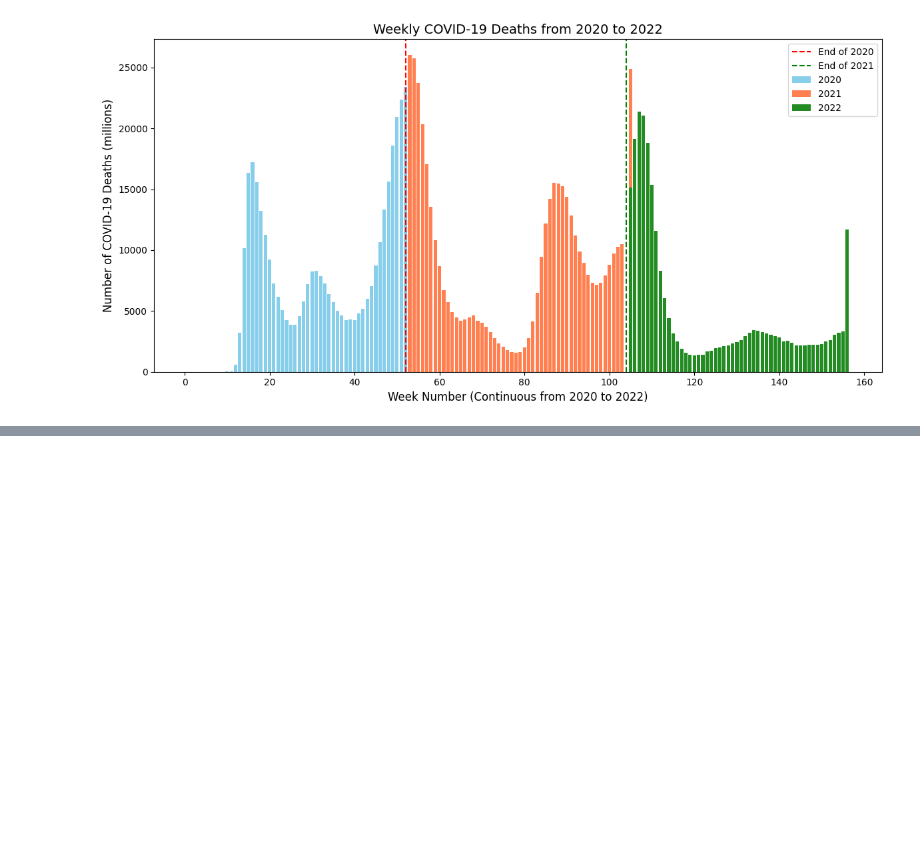
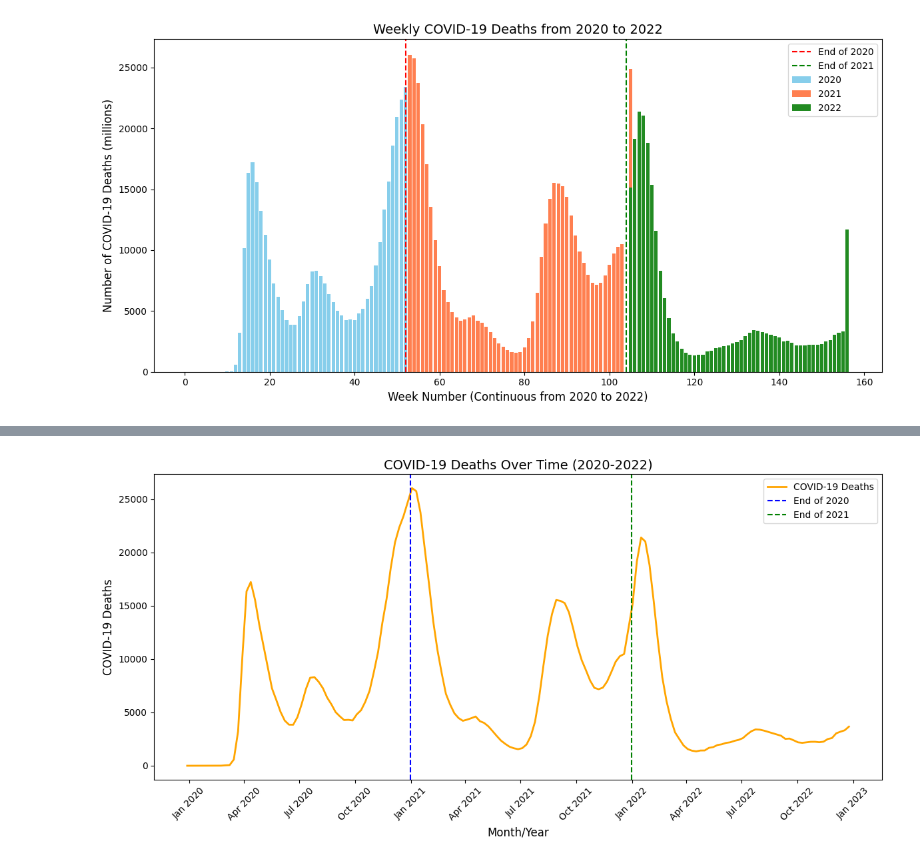
Before and after one commit to carolinehagood/covid-project, a Jupyter notebook: Cleaning_Covid_Death_Data.ipynb, the cells around one changed output, grey strips where cells are left out. Cells and saved outputs as stored; diff of their text form; code cells hidden in the pictures; blank space fills up the shorter version.

```diff
--- a/Cleaning_Covid_Death_Data.ipynb
+++ b/Cleaning_Covid_Death_Data.ipynb
@@ -289,0 +366,43 @@ plt.show()
+# %%
+df_all = df_all.drop(index=[52, 104])
+# %%
+import matplotlib.pyplot as plt
+import pandas as pd
+import matplotlib.dates as mdates
+
+# Ensure the 'End_Date' column is in datetime format
+df_all['Start Date'] = pd.to_datetime(df_all['Start Date'])
+
+df_all_c = df_all.dropna(subset=['COVID-19 Deaths'])
+
+# Create the plot
+plt.figure(figsize=(12, 6))
+
+# Plot the COVID-19 deaths
+plt.plot(df_all_c['Start Date'], df_all_c['COVID-19 Deaths'],
+         color='orange', linewidth=2, label='COVID-19 Deaths')
+
+# Add vertical lines to mark the end of each year
+plt.axvline(x=pd.Timestamp('2020-12-31'), color='blue', linestyle='--', label='End of 2020')
+plt.axvline(x=pd.Timestamp('2021-12-31'), color='green', linestyle='--', label='End of 2021')
+
+# Set the x-axis to display every three months
+plt.gca().xaxis.set_major_locator(mdates.MonthLocator(interval=3))
+plt.gca().xaxis.set_major_formatter(mdates.DateFormatter('%b %Y'))
+plt.xticks(rotation=45)
+
+# Add titles and labels
+plt.title("COVID-19 Deaths Over Time (2020-2022)", fontsize=14)
+plt.xlabel("Month/Year", fontsize=12)
+plt.ylabel("COVID-19 Deaths", fontsize=12)
+
+# Show the legend
+plt.legend()
+
+# Adjust layout
+plt.tight_layout()
+
+# Display the plot
+plt.show()
+# %% [output]
+[figure, added]
```
Also changed, not shown: parts of 4 cells of this notebook.
